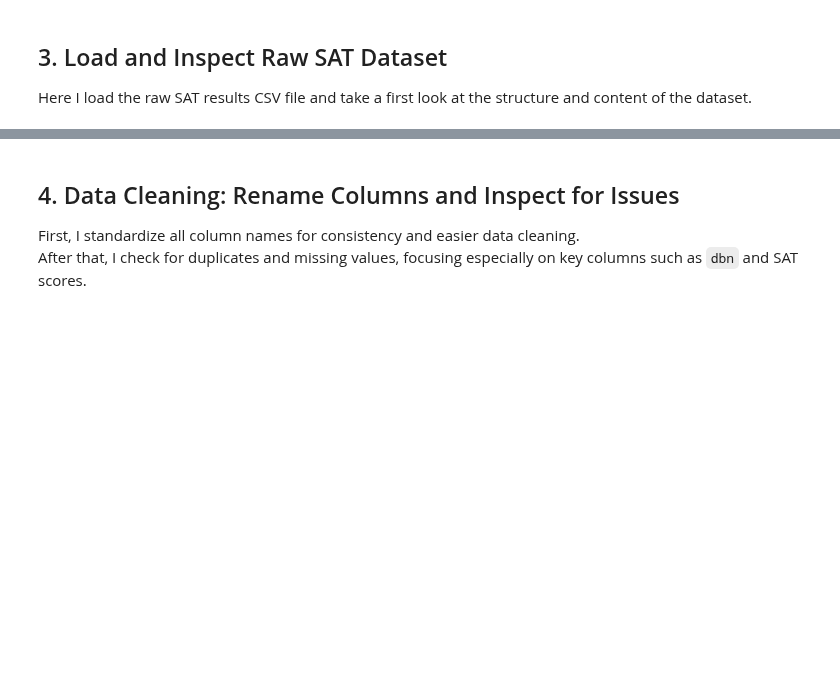
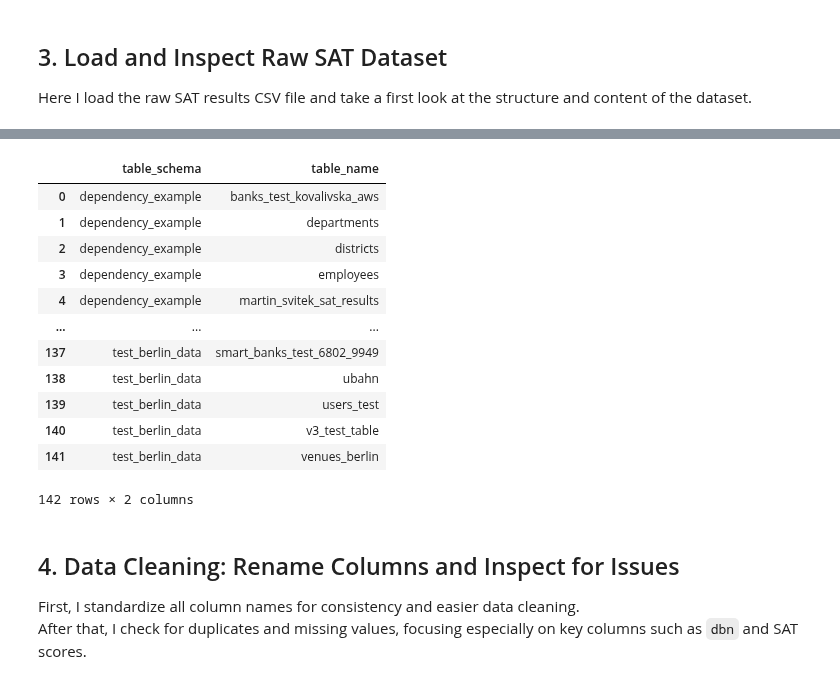
Before and after one commit to webeet-io/_onboarding_data, a Jupyter notebook: daily_tasks/day_4/sat_modeling.ipynb, the cells around one changed output, grey strips where cells are left out. Saved outputs shown, nothing was run; the diff lists cells and outputs as text; code cells hidden in the pictures; blank space fills up the shorter version.

```diff
--- a/daily_tasks/day_4/sat_modeling.ipynb
+++ b/daily_tasks/day_4/sat_modeling.ipynb
@@ -63,6 +63,30 @@ df.head()
 | 2 | 01M450 | EAST SIDE COMMUNITY SCHOOL | 70 | 377 | 402 | ... |
 | 3 | 01M458 | FORSYTH SATELLITE ACADEMY | 7 | 414 | 401 | ... |
 | 4 | 01M509 | MARTA VALLE HIGH SCHOOL | 44 | 390 | 433 | ... |
+# %%
+import pandas as pd
+
+query = """
+SELECT table_schema, table_name
+FROM information_schema.tables
+WHERE table_type = 'BASE TABLE'
+ORDER BY table_schema, table_name;
+"""
+pd.read_sql(query, engine)
+# %% [output]
+|  | table_schema | table_name |
+| 0 | dependency_example | banks_test_kovalivska_aws |
+| 1 | dependency_example | departments |
+| 2 | dependency_example | districts |
+| 3 | dependency_example | employees |
+| 4 | dependency_example | martin_svitek_sat_results |
+| ... | ... | ... |
+| 137 | test_berlin_data | smart_banks_test_6802_9949 |
+| 138 | test_berlin_data | ubahn |
+| 139 | test_berlin_data | users_test |
+| 140 | test_berlin_data | v3_test_table |
+| 141 | test_berlin_data | venues_berlin |
+142 rows × 2 columns
 # %% [markdown]
 ## 4. Data Cleaning: Rename Columns and Inspect for Issues
 
```
Also changed, not shown: parts of 4 cells of this notebook, 2 other files.
